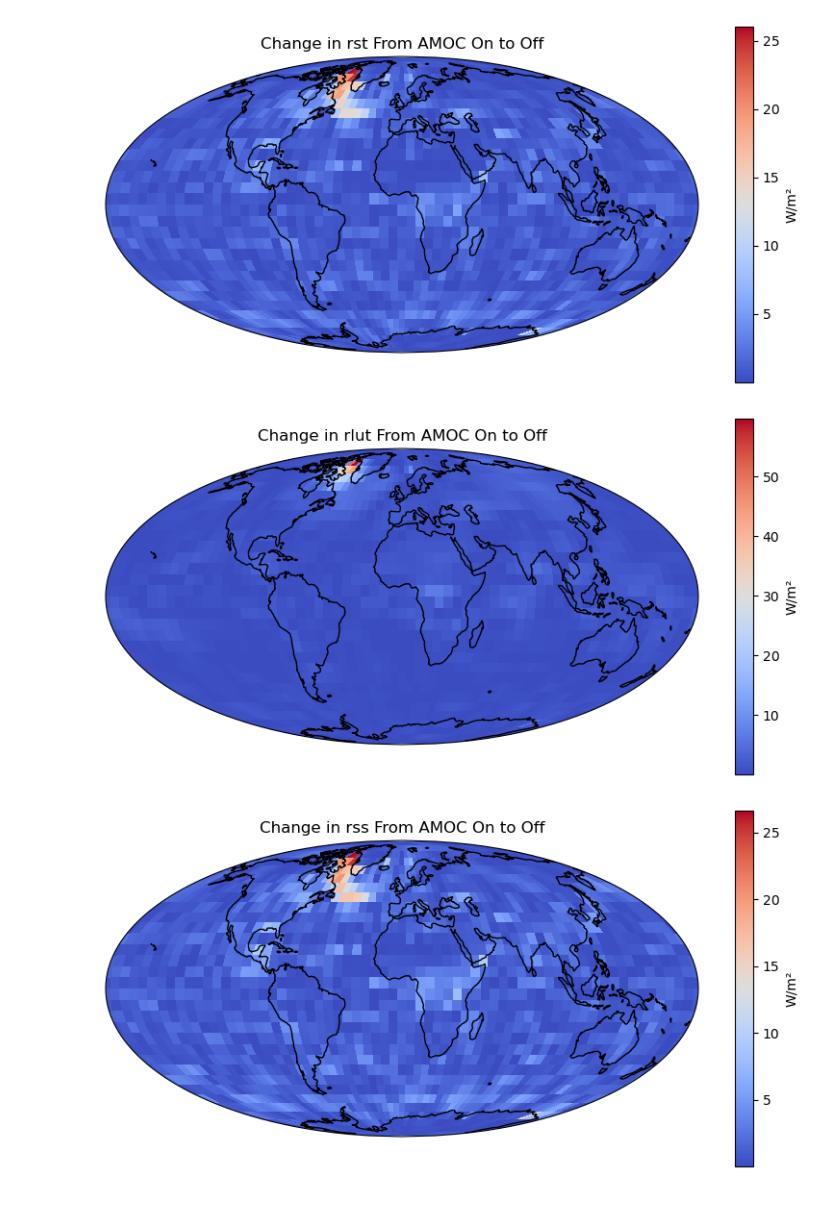
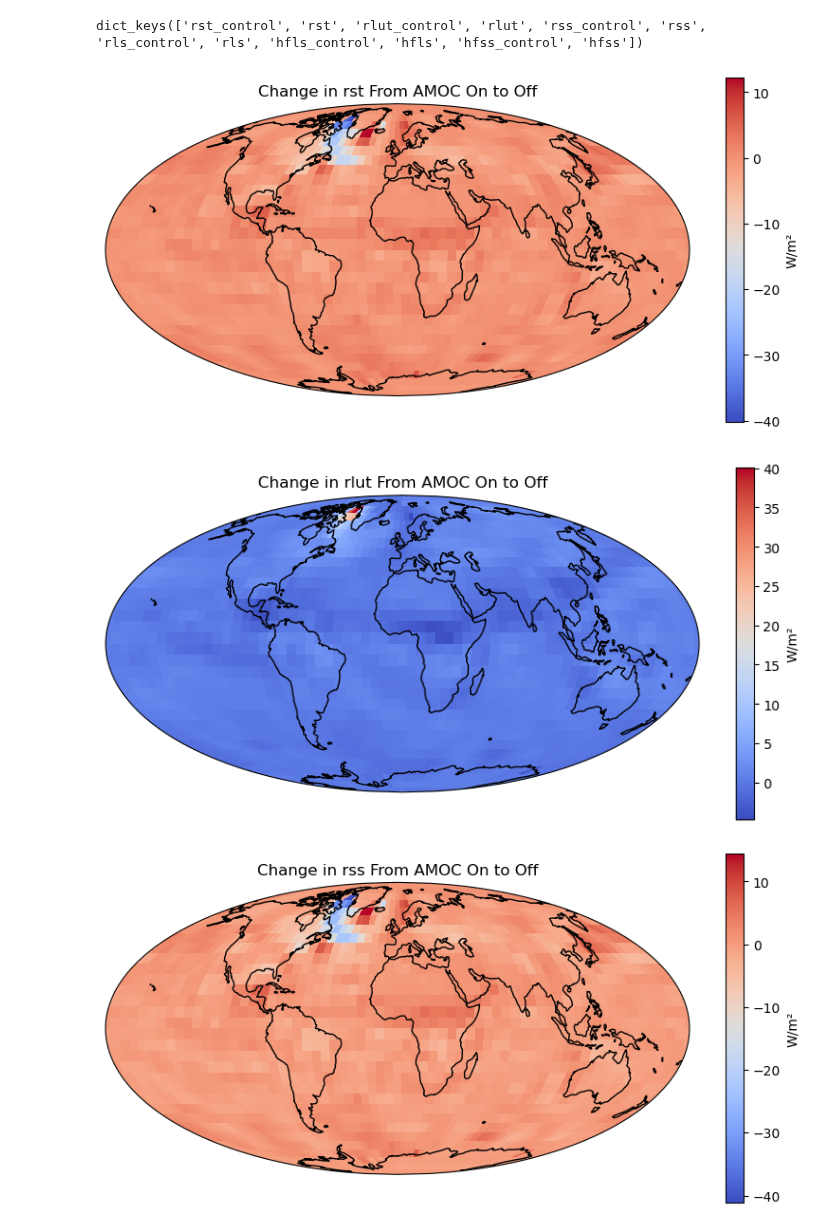
Before and after one commit to amethystaurora-robo/plasim_rare_events, a Jupyter notebook: draw_maps.ipynb, the cells around one changed output. Drawn from its saved outputs; the diff is of its cells as text; code cells hidden in the pictures.

```diff
--- a/draw_maps.ipynb
+++ b/draw_maps.ipynb
@@ -62,13 +60,28 @@ Name: hfls, Length: 2048, dtype: float64
+# %%
+print(data_dict.keys())
+# %% [output]
+dict_keys(['rst_control', 'rst', 'rlut_control', 'rlut', 'rss_control', 'rss', 'rls_control', 'rls', 'hfls_control', 'hfls', 'hfss_control', 'hfss'])
 # %%
-def find_differences(df_on,df_off,var):
-    #subtract rst off from on
-    merged = df_on.merge(df_off, on=['lat', 'lon'], suffixes=('_1', '_2'))
+def find_differences(base_var, suf_on='_control',suf_off=''):
+    """
+    data_dict: dict mapping variable names -> DataFrame
+    base_var: e.g. 'rst' (without suffix)
+    suf_on: suffix for the 'on' dataset (default '_control')
+    suf_off: suffix for the 'off' dataset (default '')
+    """
 
-    # 2. Compute differences for rst
-    var_diff=f"{var}_diff"
-    var_one=f"{var}_1"
-    var_two=f"{var}_2"
-    merged[var_diff] = (merged[var_one] - merged[var_two])
+    name_on  = f"{base_var}{suf_on}"
+    name_off = f"{base_var}{suf_off}"
+    df_on  = data_dict[name_on]
+    df_off = data_dict[name_off]
+
+    # merge and compute difference using the actual column names
+    col_on  = [c for c in df_on.columns if c.startswith(base_var)][0]   # e.g. 'rst_control_mean'
+    col_off = [c for c in df_off.columns if c.startswith(base_var)][0]  # e.g. 'rst_mean' or 'rst'
+    merged = df_on.merge(df_off, on=['lat','lon'], suffixes=('_on','_off'))
+    diff_col = f"{base_var}_diff"
+    merged[diff_col] = merged[col_off] - merged[col_on]
+
 
     # result: columns lat, lon, rst_diff
     df = merged.copy()
@@ -80,9 +93,12 @@ def find_differences(df_on,df_off,var):
     lats = np.sort(df['lat'].unique())
     lons = np.sort(df['lon'].unique())
 
+
+    grid_df = merged.groupby(['lat','lon'], as_index=False)[diff_col].mean()
+
     # reshape rst_diff to 2D grid [lat, lon]
     # assumes a complete rectangular grid
-    grid = df.pivot(index='lat', columns='lon', values=var_diff).sort_index(axis=0).sort_index(axis=1)
+    grid = grid_df.pivot(index='lat', columns='lon', values=diff_col).sort_index(axis=0).sort_index(axis=1)
     lon2d, lat2d = np.meshgrid(grid.columns.values, grid.index.values)
 
     # plot
@@ -98,20 +114,20 @@ def find_differences(df_on,df_off,var):
     )
 
     plt.colorbar(pcm, ax=ax, orientation='vertical', pad=0.05, label='W/m²')
-    plt.title(f"Change in {var} From AMOC On to Off")
+    plt.title(f"Change in {base_var} From AMOC On to Off")
     plt.tight_layout()
-    plt.savefig(f"difference_{var}.png")
-    #plt.show()
+    plt.savefig(f"../plots/maps/difference_{base_var}.png")
+    plt.show()
 # %%
-find_differences(df_rst_off,df_rst_on,'rst')
+find_differences('rst')
 # %% [output]
-[figure, old version]
+[figure, new version]
 # %%
-find_differences(df_rlut_off,df_rlut_on,'rlut')
+find_differences('rlut')
 # %% [output]
-[figure, old version]
+[figure, new version]
 # %%
-find_differences(df_rss_off,df_rss_on,'rss')
+find_differences('rss')
 # %% [output]
-[figure, old version]
+[figure, new version]
 # %%
```
Also changed, not shown: parts of 24 cells of this notebook.
